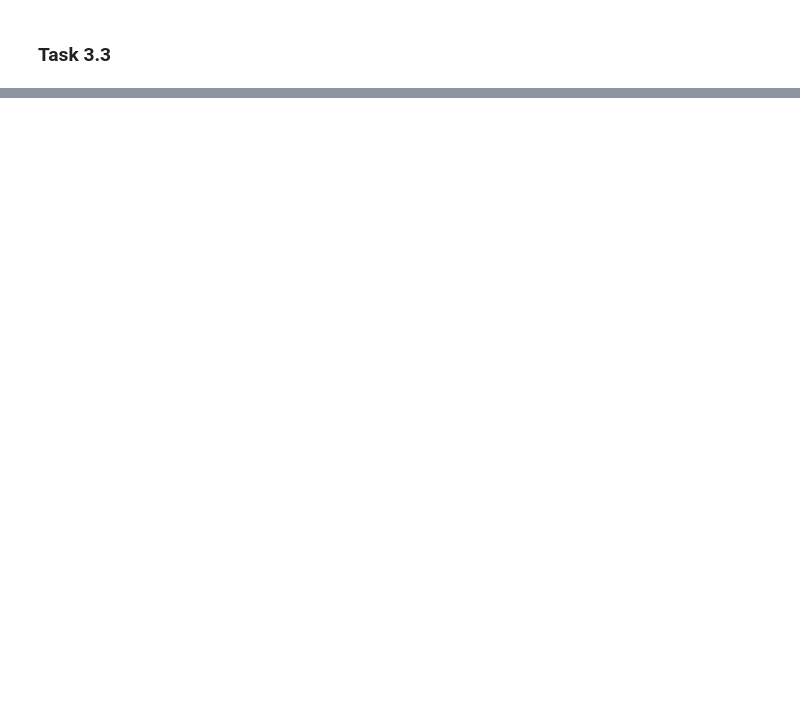
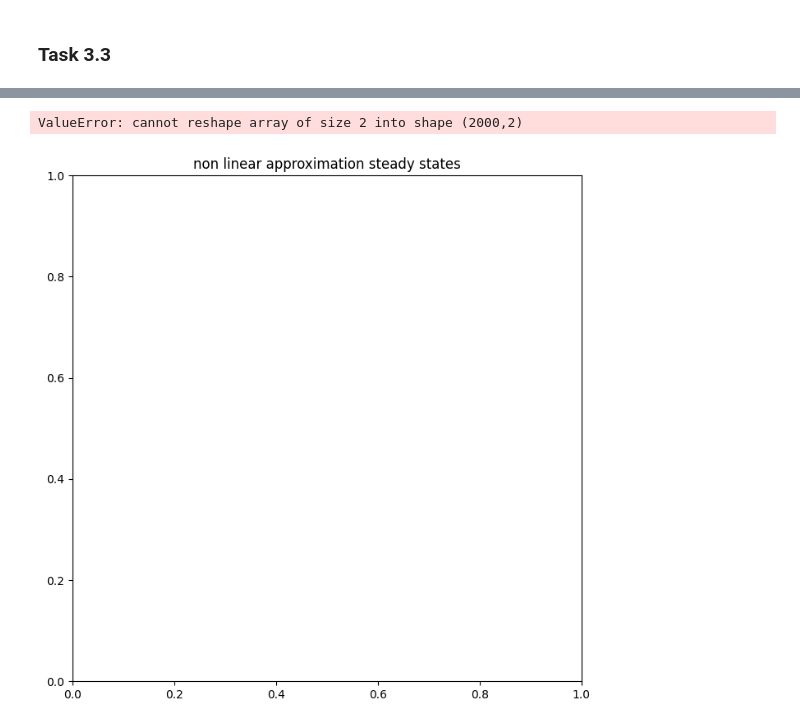
Before and after one commit to mymermer/MLCMS, a Jupyter notebook: Exercise05/task3.ipynb, the cells around one changed output, grey strips where cells are left out. Saved outputs shown, nothing was run; the diff lists cells and outputs as text; code cells hidden in the pictures; blank space fills up the shorter version.

```diff
--- a/Exercise05/task3.ipynb
+++ b/Exercise05/task3.ipynb
@@ -240,0 +389,46 @@ array([[[  -0.74680196,   -0.79317041,   -0.83953887, ...,
+# %%
+# see steady states, copied and adapted, doesn't work :(
+
+from scipy.spatial.distance import cdist
+
+# Define a wrapper function for vector_field to handle flattened input
+def vector_field_wrapper(t, y, coefficients, phi):
+    # Reshape y to match the original shape of initial_points
+    y_reshaped = y.reshape((len(initial_points), 2))
+    # Call the original vector_field function
+    result = vector_field(t, y_reshaped.flatten(), coefficients, phi)
+    # Return the result as a 1D array
+    return result.flatten()
+
+def rbf_approx(t, y, centers, eps, C):
+    """
+    function to return vector field of a single point (rbf)
+    :param t: time (for solve_ivp)
+    :param y: single point
+    :param centers: all centers
+    :param eps: radius of gaussians
+    :param C: coefficient matrix, found with least squares
+    :return: derivative for point y
+    """
+    y = y.reshape(1, y.shape[-1])
+    phi = np.exp(-cdist(y, centers) ** 2 / eps ** 2)
+    return phi @ C
+
+end_time = 50
+centers = data_x0[np.random.choice(range(data_x0.shape[0]), replace=False, size=l_least)]
+plt.title("non linear approximation steady states")
+for i in range(len(data_x0)):
+    #coefficients = coefficients.squeeze()
+    #sol = solve_ivp(rbf_approx, [0, end_time],  data_x0[i], args=[centers, eps, coefficients])
+    t_eval = np.linspace(0, 10, int((10) / 0.01) + 1)
+    sol = solve_ivp(vector_field_wrapper, y0=data_x0[i], t_span=(0,10), args=(coefficients, phi), t_eval=t_eval)
+
+    # Reshape the solution to match the expected format
+    solution = sol.y.reshape((len(initial_points), 2, len(t_eval)))
+    plt.scatter(sol.y[0,-1], sol.y[1,-1])
+plt.xlim(-4.5, 4.5)
+plt.ylim(-4.5, 4.5)
+plt.show()
+# %% [output]
+ValueError: cannot reshape array of size 2 into shape (2000,2)
+[figure, added]
```
Also changed, not shown: parts of 15 cells of this notebook.
